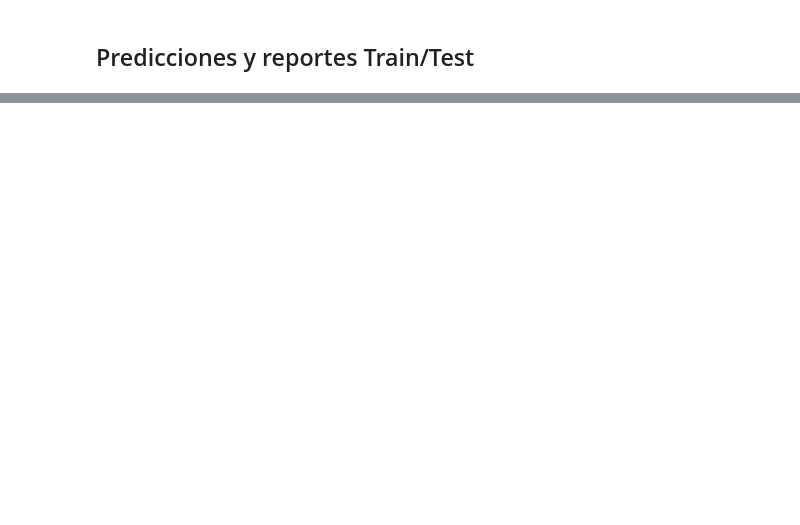
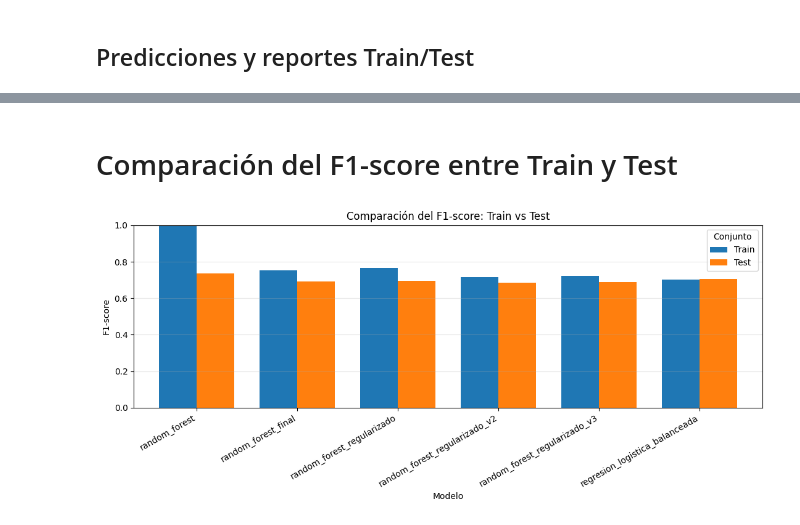
Before and after one commit to nachopedretti/diploup2026-TP2, a Jupyter notebook: notebooks/05_validacion.ipynb, the cells around one changed output, grey strips where cells are left out. Cells and saved outputs as stored; diff of their text form; code cells hidden in the pictures; blank space fills up the shorter version.

```diff
--- a/notebooks/05_validacion.ipynb
+++ b/notebooks/05_validacion.ipynb
@@ -5,16 +12,14 @@ Evaluar el modelo guardado en **Train y Test**, sin modificar hiperparámetros a
 # %%
-import pandas as pd
 import joblib
 from pathlib import Path
 
-ruta_datos = Path("/content/drive/MyDrive/DiploIA/TP2/1-data/2-processed")
-ruta_modelo = Path("/content/drive/MyDrive/DiploIA/TP2/2-models/random_forest_final.pkl")
+ruta_modelo = Path(
+    "/content/drive/MyDrive/DiploIA/TP2/2-models/regresion_logistica_balanceada.pkl")
 
-X_train = pd.read_csv(ruta_datos / "X_train.csv")
-y_train = pd.read_csv(ruta_datos / "y_train.csv").squeeze("columns")
-X_test = pd.read_csv(ruta_datos / "X_test.csv")
-y_test = pd.read_csv(ruta_datos / "y_test.csv").squeeze("columns")
-modelo_final = joblib.load(ruta_modelo)
+modelo_guardado = joblib.load(ruta_modelo)
 
-print("Train:", X_train.shape, "Test:", X_test.shape)
-print("Modelo:", modelo_final)
+modelo_final = modelo_guardado["modelo"]
+umbral_final = modelo_guardado["umbral"]
+
+print("Modelo cargado:", type(modelo_final).__name__)
+print("Umbral de clasificación:", umbral_final)
@@ -42,0 +286,28 @@ Con la configuración actual se observaron aproximadamente **F1 (fumador) 0,72 e
+# %% [markdown]
+# Comparación del F1-score entre Train y Test
+# %%
+import matplotlib.pyplot as plt
+
+tabla_grafico = comparacion_modelos.pivot(
+    index="Modelo",
+    columns="Conjunto",
+    values="F1-score"
+)
+
+ax = tabla_grafico[["Train", "Test"]].plot(
+    kind="bar",
+    figsize=(11, 5),
+    width=0.75
+)
+
+plt.title("Comparación del F1-score: Train vs Test")
+plt.xlabel("Modelo")
+plt.ylabel("F1-score")
+plt.ylim(0, 1)
+plt.xticks(rotation=30, ha="right")
+plt.legend(title="Conjunto")
+plt.grid(axis="y", alpha=0.3)
+plt.tight_layout()
+plt.show()
+# %% [output]
+[figure, added]
```
Also changed, not shown: parts of 18 cells of this notebook, 1 other file.
